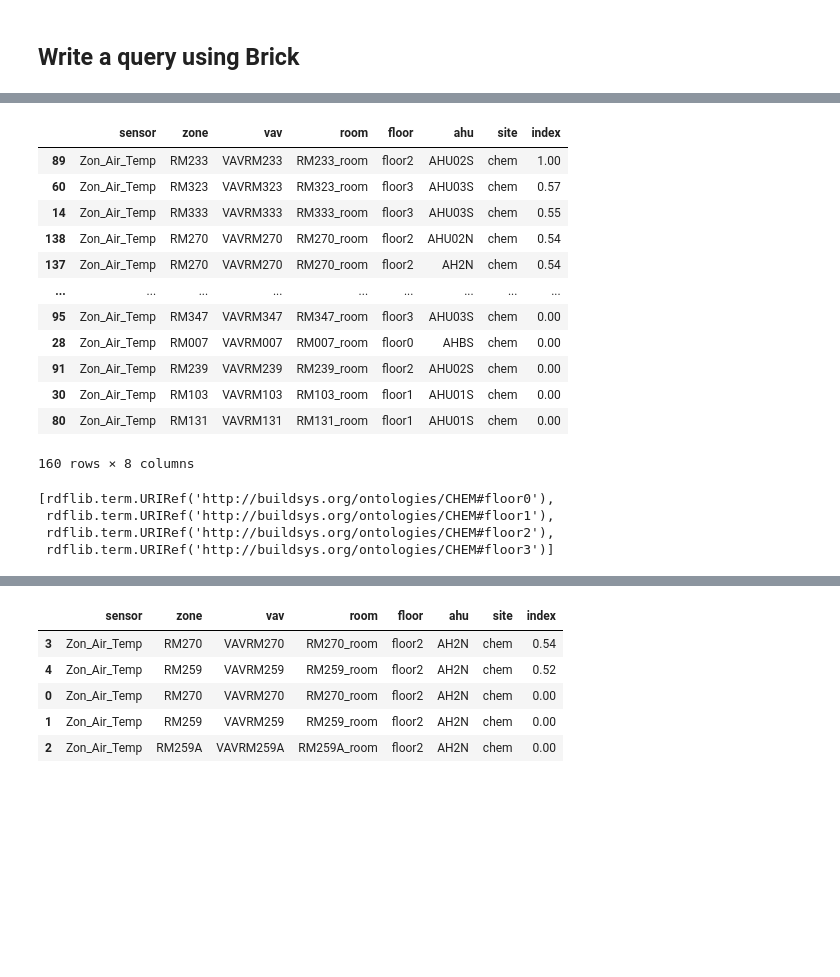
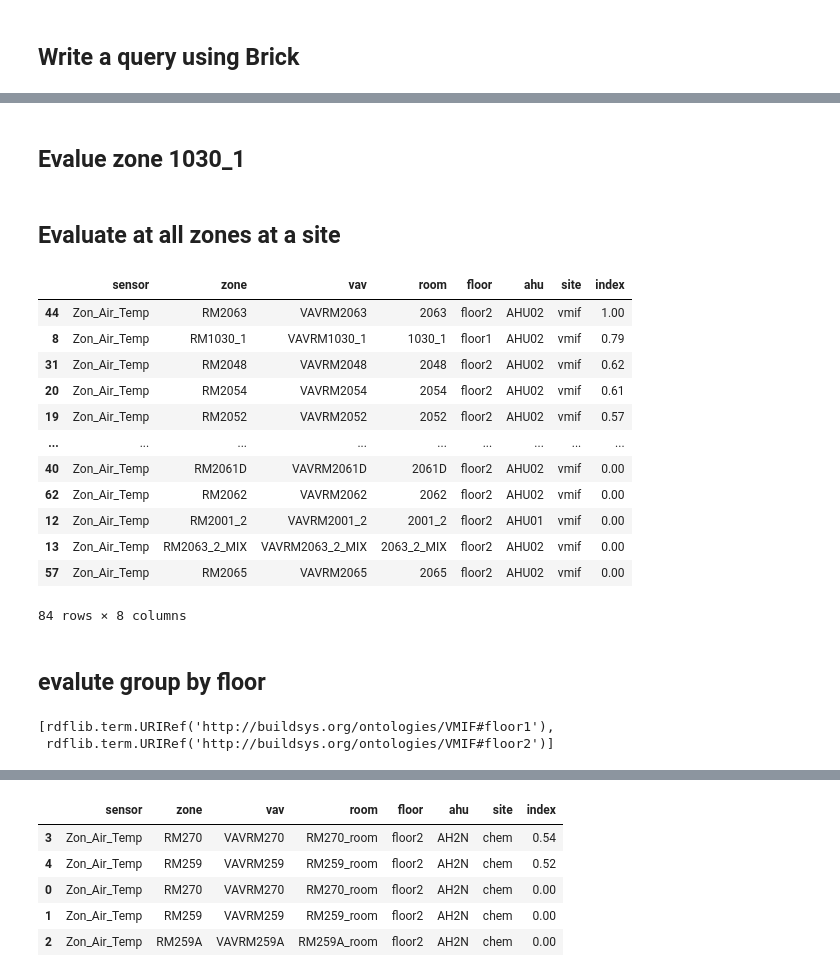
Before and after one commit to ruijis/mortardata_comfort_evaluation, a Jupyter notebook: demo.ipynb, the cells around one changed output, grey strips where cells are left out. Drawn from its saved outputs; the diff is of its cells as text; code cells hidden in the pictures; blank space fills up the shorter version.

```diff
--- a/demo.ipynb
+++ b/demo.ipynb
@@ -30,10 +33,10 @@ query = """SELECT ?sensor ?zone ?vav ?room ?floor ?ahu WHERE {{
     ?ahu brick:feeds ?vav .
 }}"""
 # %%
-# query outside air temperature sensor
-query = """SELECT ?sensor WHERE {{
-    ?sensor a brick:Zone_Air_Temperature_Sensor .
-}}"""
+# # query outside air temperature sensor
+# query = """SELECT ?sensor WHERE {{
+#     ?sensor a brick:Zone_Air_Temperature_Sensor .
+# }}"""
 # %%
 # get which sites return results for the query above
 qualify_resp = client.qualify([query])
@@ -92,3 +48,3 @@ client.sparql(query, sites=['crus'])
 # %%
 # get the metadata of the query at a specific site
-metadata_chem = client.sparql(query, sites=['chem'])
+metadata_vmif = client.sparql(query, sites=['vmif'])
@@ -134,0 +51,3 @@ Type:      function
+# %%
+pd.set_option('display.max_rows', 100)
+metadata_vmif
@@ -135,3 +94,7 @@ Type:      function
+# %% [markdown]
+## Evalue zone 1030_1
+# %% [markdown]
+## Evaluate at all zones at a site
 # %%
 # assign values to index function input variables
 md = 'tbd'
@@ -144,37 +107,38 @@ su = 80.6
 wl = 66.2
 wu = 77.0
 # %%
-# loop through all floors
+# loop through all zones at the site
 res_data = []
-for idxi, row in metadata_chem.iterrows():
+for idxi, row in metadata_vmif.iterrows():
     res_row = {}
     md = row.sensor
     p = hourly_outlier(md, sd, ed, sh, eh, sl, su, wl, wu)
-    for k in metadata_chem.columns:
+    for k in metadata_vmif.columns:
         res_row[k] = 'Zon_Air_Temp' if k == 'sensor' else re.split('[#]', row[k])[-1]
+    res_row['room'] = re.split('RM(.+)_room', row.room)[-2]
     res_row['index'] = p
     res_data += [res_row]
 res_df = pd.DataFrame(res_data)
 res_df.sort_values(['index'], ascending=[False])
 # %% [output]
 |  | sensor | zone | vav | room | floor | ahu | site | index |
-| 89 | Zon_Air_Temp | RM233 | VAVRM233 | RM233_room | floor2 | AHU02S | chem | 1.00 |
-| 60 | Zon_Air_Temp | RM323 | VAVRM323 | RM323_room | floor3 | AHU03S | chem | 0.57 |
-| 14 | Zon_Air_Temp | RM333 | VAVRM333 | RM333_room | floor3 | AHU03S | chem | 0.55 |
-| 138 | Zon_Air_Temp | RM270 | VAVRM270 | RM270_room | floor2 | AHU02N | chem | 0.54 |
-| 137 | Zon_Air_Temp | RM270 | VAVRM270 | RM270_room | floor2 | AH2N | chem | 0.54 |
+| 44 | Zon_Air_Temp | RM2063 | VAVRM2063 | 2063 | floor2 | AHU02 | vmif | 1.00 |
+| 8 | Zon_Air_Temp | RM1030_1 | VAVRM1030_1 | 1030_1 | floor1 | AHU02 | vmif | 0.79 |
+| 31 | Zon_Air_Temp | RM2048 | VAVRM2048 | 2048 | floor2 | AHU02 | vmif | 0.62 |
+| 20 | Zon_Air_Temp | RM2054 | VAVRM2054 | 2054 | floor2 | AHU02 | vmif | 0.61 |
+| 19 | Zon_Air_Temp | RM2052 | VAVRM2052 | 2052 | floor2 | AHU02 | vmif | 0.57 |
 | ... | ... | ... | ... | ... | ... | ... | ... | ... |
-| 95 | Zon_Air_Temp | RM347 | VAVRM347 | RM347_room | floor3 | AHU03S | chem | 0.00 |
-| 28 | Zon_Air_Temp | RM007 | VAVRM007 | RM007_room | floor0 | AHBS | chem | 0.00 |
-| 91 | Zon_Air_Temp | RM239 | VAVRM239 | RM239_room | floor2 | AHU02S | chem | 0.00 |
-| 30 | Zon_Air_Temp | RM103 | VAVRM103 | RM103_room | floor1 | AHU01S | chem | 0.00 |
-| 80 | Zon_Air_Temp | RM131 | VAVRM131 | RM131_room | floor1 | AHU01S | chem | 0.00 |
+| 40 | Zon_Air_Temp | RM2061D | VAVRM2061D | 2061D | floor2 | AHU02 | vmif | 0.00 |
+| 62 | Zon_Air_Temp | RM2062 | VAVRM2062 | 2062 | floor2 | AHU02 | vmif | 0.00 |
+| 12 | Zon_Air_Temp | RM2001_2 | VAVRM2001_2 | 2001_2 | floor2 | AHU01 | vmif | 0.00 |
+| 13 | Zon_Air_Temp | RM2063_2_MIX | VAVRM2063_2_MIX | 2063_2_MIX | floor2 | AHU02 | vmif | 0.00 |
+| 57 | Zon_Air_Temp | RM2065 | VAVRM2065 | 2065 | floor2 | AHU02 | vmif | 0.00 |
-160 rows × 8 columns
+84 rows × 8 columns
+# %% [markdown]
+## evalute group by floor
 # %%
 # get which floors return results for the query above
-qualify_plus(metadata_chem, 'floor')
+qualify_plus(metadata_vmif, 'floor')
 # %% [output]
-[rdflib.term.URIRef('http://buildsys.org/ontologies/CHEM#floor0'),
- rdflib.term.URIRef('http://buildsys.org/ontologies/CHEM#floor1'),
- rdflib.term.URIRef('http://buildsys.org/ontologies/CHEM#floor2'),
- rdflib.term.URIRef('http://buildsys.org/ontologies/CHEM#floor3')]
+[rdflib.term.URIRef('http://buildsys.org/ontologies/VMIF#floor1'),
+ rdflib.term.URIRef('http://buildsys.org/ontologies/VMIF#floor2')]
```
Also changed, not shown: parts of 29 cells of this notebook.
